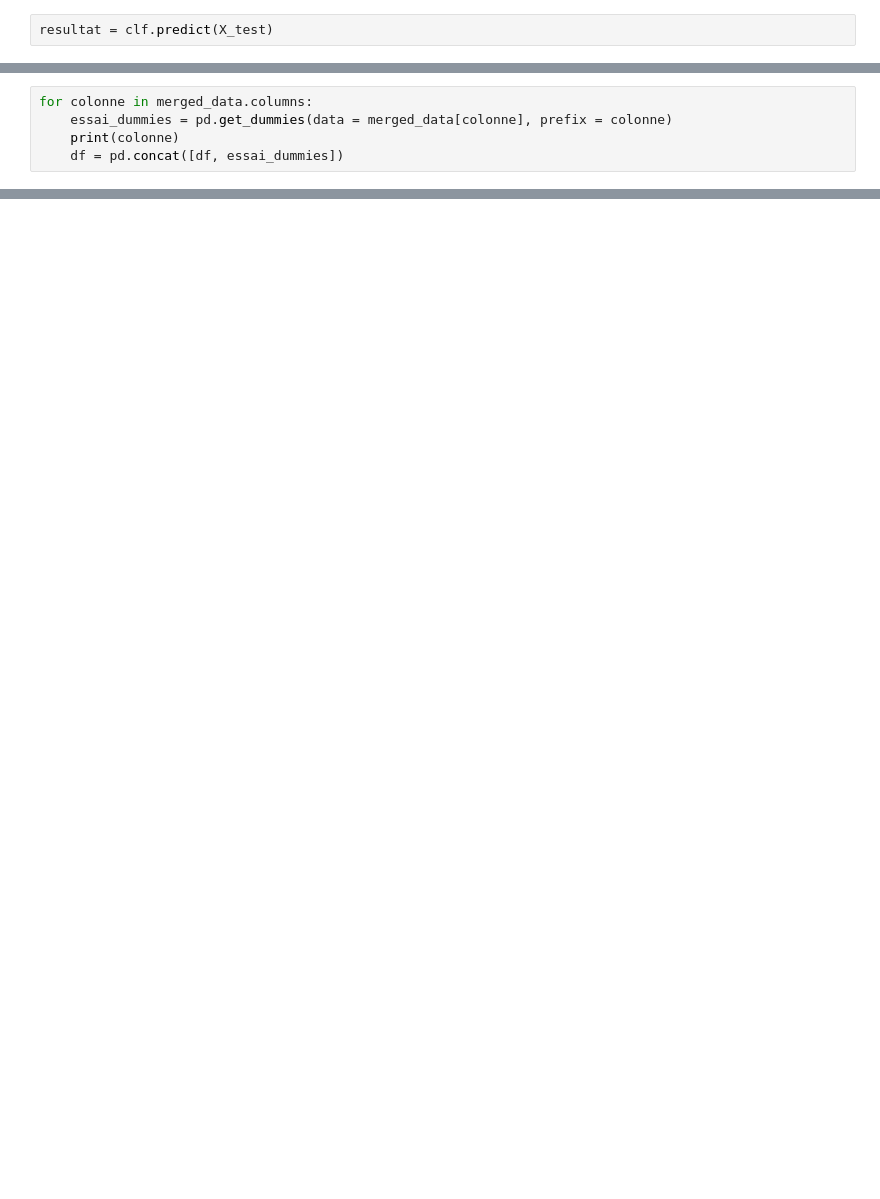
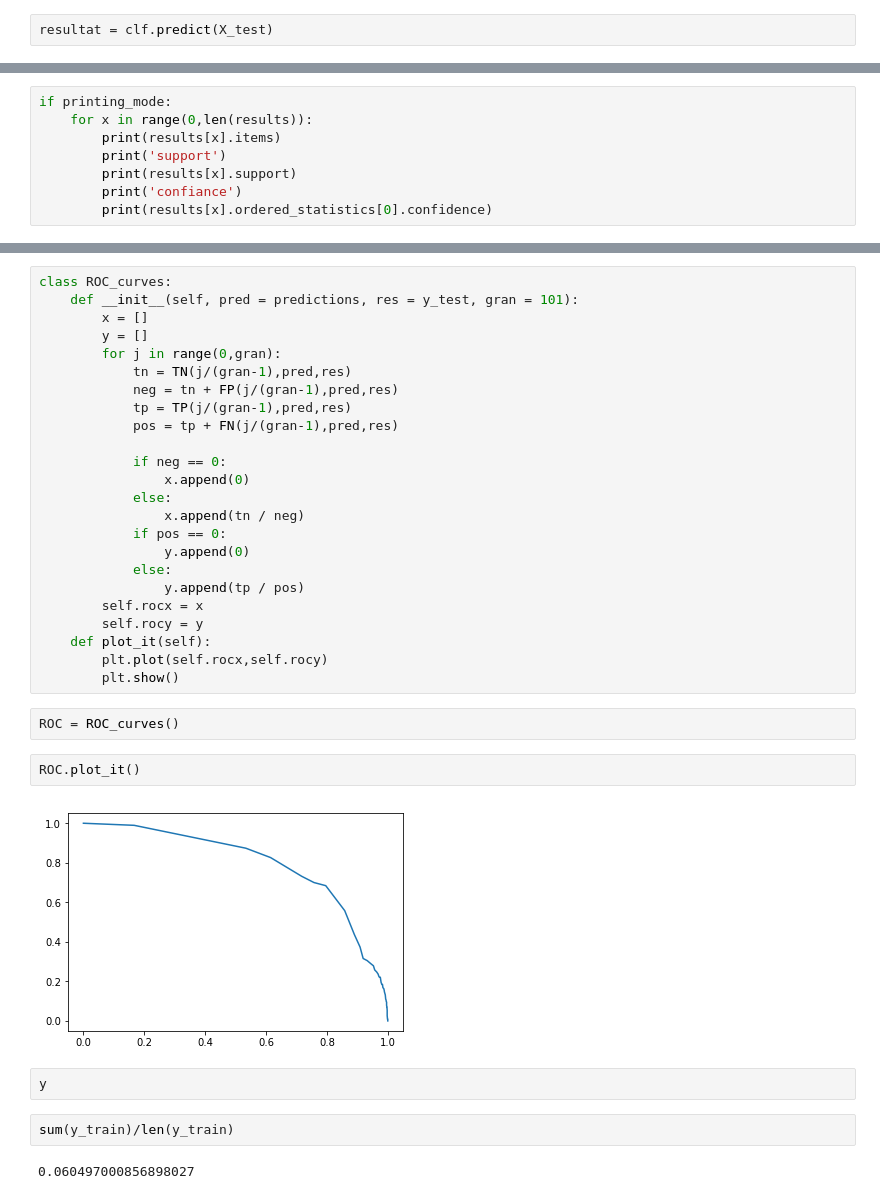
Before and after one commit to LRobergeon/TP_AccidentsRouteLyon, a Jupyter notebook: code/code_paulo_lolo.ipynb, the cells around one changed output, grey strips where cells are left out. Saved outputs shown, nothing was run; the diff lists cells and outputs as text; blank space fills up the shorter version.

```diff
--- a/code/code_paulo_lolo.ipynb
+++ b/code/code_paulo_lolo.ipynb
@@ -74,5 +101,0 @@ df = pd.DataFrame(index=merged_data.index)
-# %%
-for colonne in merged_data.columns:
-    essai_dummies = pd.get_dummies(data = merged_data[colonne], prefix = colonne)
-    print(colonne)
-    df = pd.concat([df, essai_dummies])
@@ -82,0 +135,8 @@ df.head
+# %%
+if printing_mode:
+    for x in range(0,len(results)):
+        print(results[x].items)
+        print('support')
+        print(results[x].support)
+        print('confiance')
+        print(results[x].ordered_statistics[0].confidence)
@@ -82,0 +370,36 @@ df.head
+# %%
+class ROC_curves:
+    def __init__(self, pred = predictions, res = y_test, gran = 101):
+        x = []
+        y = []
+        for j in range(0,gran):
+            tn = TN(j/(gran-1),pred,res)
+            neg = tn + FP(j/(gran-1),pred,res)
+            tp = TP(j/(gran-1),pred,res)
+            pos = tp + FN(j/(gran-1),pred,res)
+
+            if neg == 0:
+                x.append(0)
+            else:
+                x.append(tn / neg)
+            if pos == 0:
+                y.append(0)
+            else:
+                y.append(tp / pos)
+        self.rocx = x
+        self.rocy = y
+    def plot_it(self):
+        plt.plot(self.rocx,self.rocy)
+        plt.show()
+# %%
+ROC = ROC_curves()
+# %%
+ROC.plot_it()
+# %% [output]
+[figure, added]
+# %%
+y
+# %%
+sum(y_train)/len(y_train)
+# %% [output]
+0.060497000856898027
```
Also changed, not shown: parts of 52 cells of this notebook, 1 other file.
